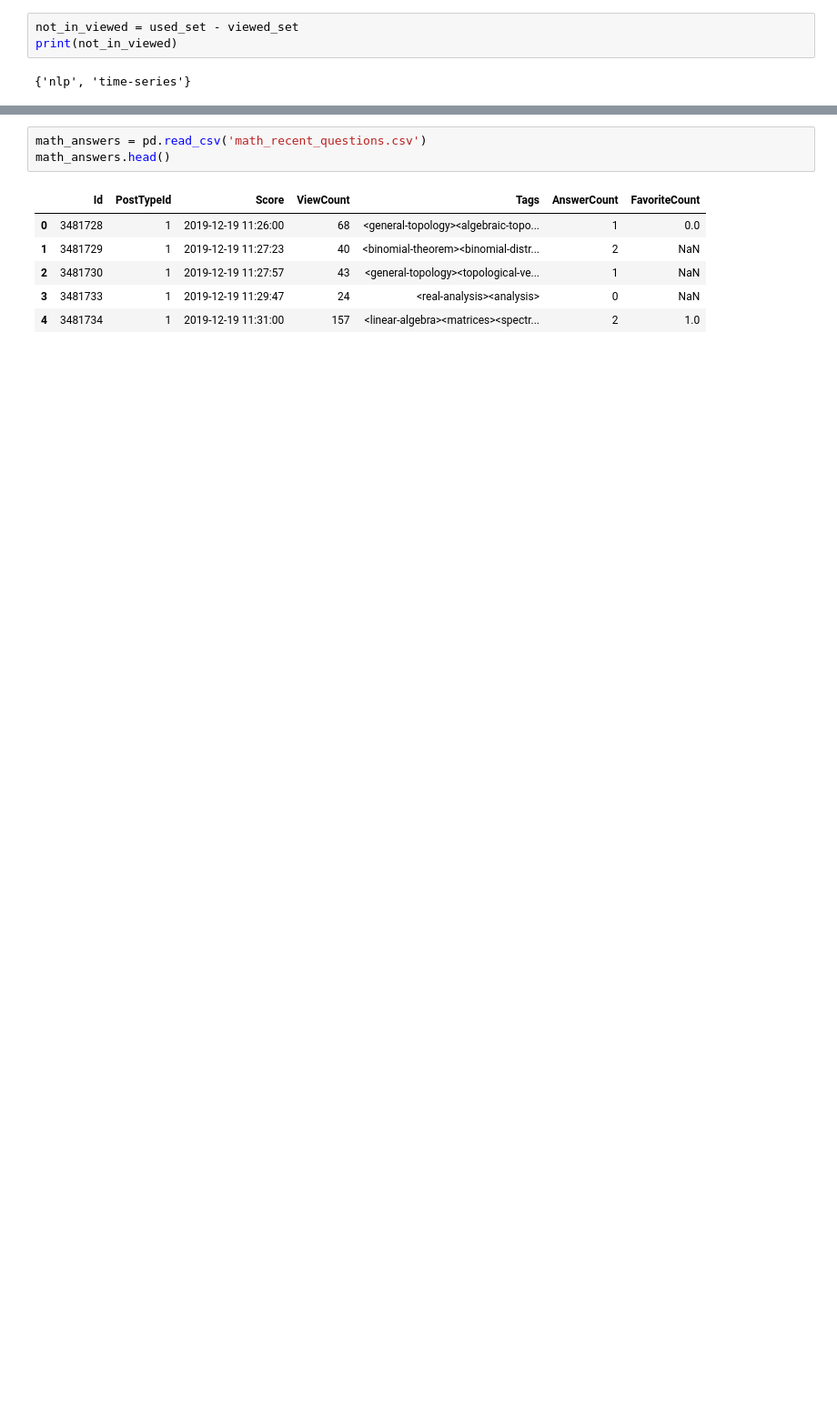
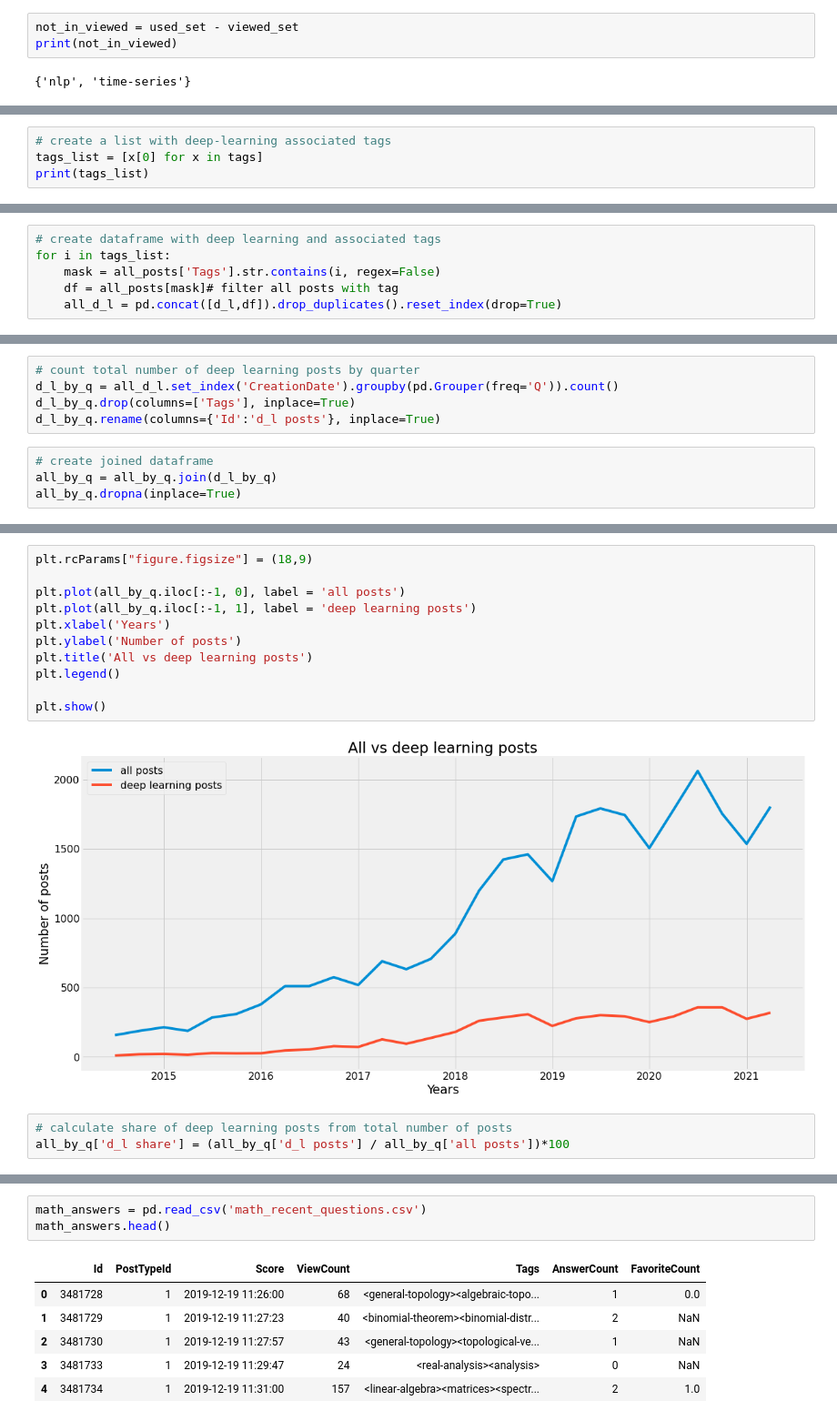
Before and after one commit to kafka-polka-dot/jupyter_projects, a Jupyter notebook: ds_questions/ds_questions.ipynb, the cells around one changed output, grey strips where cells are left out. Shown at 91% size. Drawn from its saved outputs; the diff is of its cells as text; blank space fills up the shorter version.

```diff
--- a/ds_questions/ds_questions.ipynb
+++ b/ds_questions/ds_questions.ipynb
@@ -488,0 +509,4 @@ Clear increase in share of questions connected to deep learning technologies. My
+# %%
+# create a list with deep-learning associated tags
+tags_list = [x[0] for x in tags]
+print(tags_list)
@@ -488,0 +515,6 @@ Clear increase in share of questions connected to deep learning technologies. My
+# %%
+# create dataframe with deep learning and associated tags
+for i in tags_list:
+    mask = all_posts['Tags'].str.contains(i, regex=False)
+    df = all_posts[mask]# filter all posts with tag
+    all_d_l = pd.concat([d_l,df]).drop_duplicates().reset_index(drop=True)
@@ -488,0 +531,9 @@ Clear increase in share of questions connected to deep learning technologies. My
+# %%
+# count total number of deep learning posts by quarter
+d_l_by_q = all_d_l.set_index('CreationDate').groupby(pd.Grouper(freq='Q')).count()
+d_l_by_q.drop(columns=['Tags'], inplace=True)
+d_l_by_q.rename(columns={'Id':'d_l posts'}, inplace=True)
+# %%
+# create joined dataframe
+all_by_q = all_by_q.join(d_l_by_q)
+all_by_q.dropna(inplace=True)
@@ -488,0 +550,16 @@ Clear increase in share of questions connected to deep learning technologies. My
+# %%
+plt.rcParams["figure.figsize"] = (18,9)
+
+plt.plot(all_by_q.iloc[:-1, 0], label = 'all posts')
+plt.plot(all_by_q.iloc[:-1, 1], label = 'deep learning posts')
+plt.xlabel('Years')
+plt.ylabel('Number of posts')
+plt.title('All vs deep learning posts')
+plt.legend()
+
+plt.show()
+# %% [output]
+[figure, added]
+# %%
+# calculate share of deep learning posts from total number of posts
+all_by_q['d_l share'] = (all_by_q['d_l posts'] / all_by_q['all posts'])*100
```
Also changed, not shown: parts of 81 cells of this notebook.
